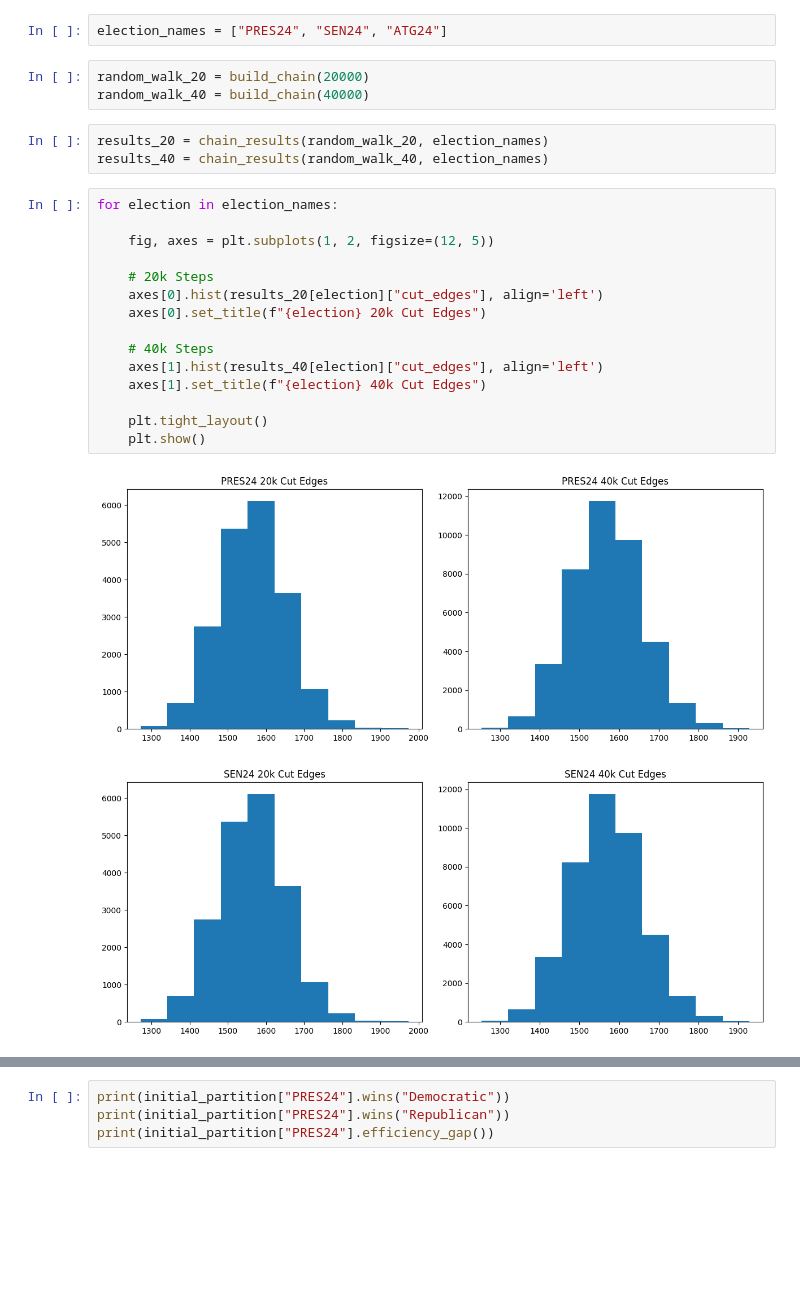
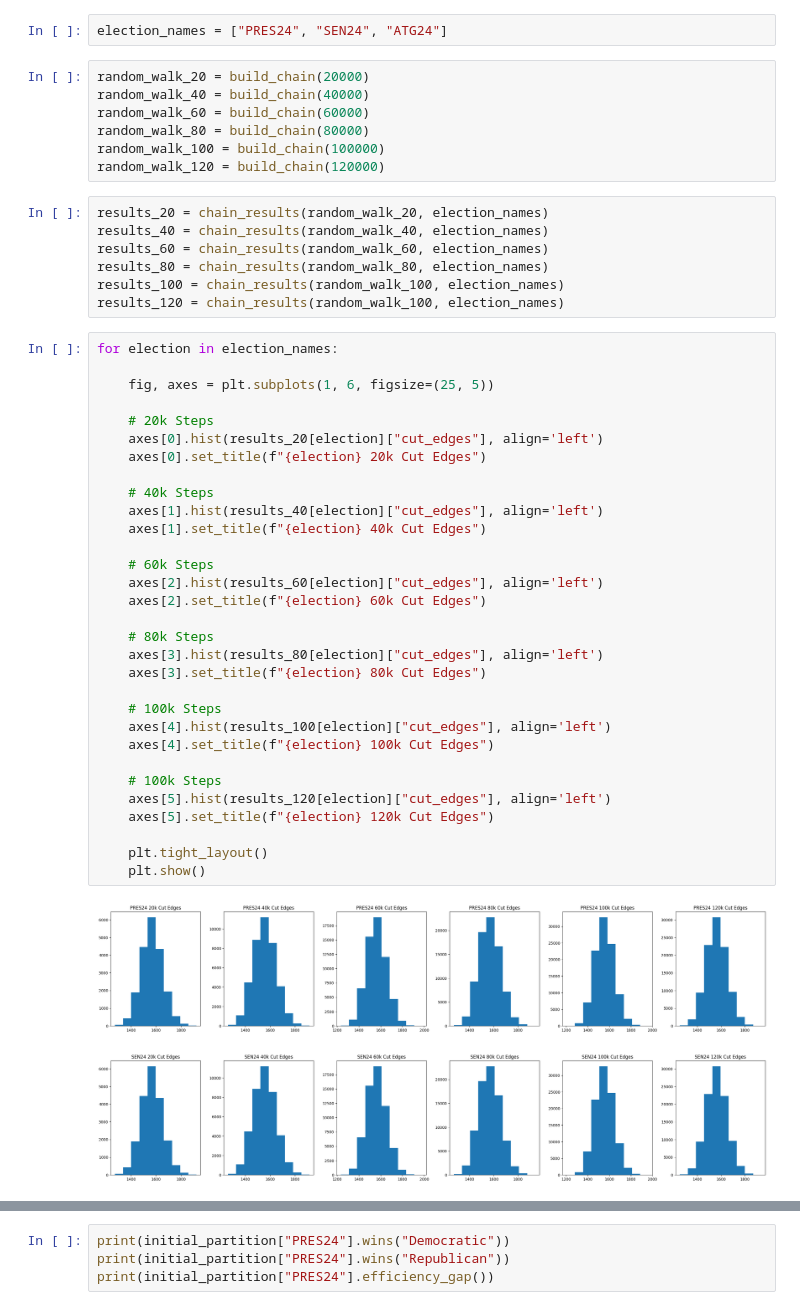
Before and after one commit to VivianBelle17/AIR_FINAL, a Jupyter notebook: PA_analysis.ipynb, the cells around one changed output, grey strips where cells are left out. Cells and saved outputs as stored; diff of their text form; blank space fills up the shorter version.

Commit message:
Updated result outputs

```diff
--- a/PA_analysis.ipynb
+++ b/PA_analysis.ipynb
@@ -130,24 +130,48 @@ election_names = ["PRES24", "SEN24", "ATG24"]
 # %%
 random_walk_20 = build_chain(20000)
 random_walk_40 = build_chain(40000)
+random_walk_60 = build_chain(60000)
+random_walk_80 = build_chain(80000)
+random_walk_100 = build_chain(100000)
+random_walk_120 = build_chain(120000)
 # %%
 results_20 = chain_results(random_walk_20, election_names)
 results_40 = chain_results(random_walk_40, election_names)
+results_60 = chain_results(random_walk_60, election_names)
+results_80 = chain_results(random_walk_80, election_names)
+results_100 = chain_results(random_walk_100, election_names)
+results_120 = chain_results(random_walk_100, election_names)
 # %%
 for election in election_names:
 
-    fig, axes = plt.subplots(1, 2, figsize=(12, 5))
+    fig, axes = plt.subplots(1, 6, figsize=(25, 5))
 
     # 20k Steps
     axes[0].hist(results_20[election]["cut_edges"], align='left')
     axes[0].set_title(f"{election} 20k Cut Edges")
 
     # 40k Steps
     axes[1].hist(results_40[election]["cut_edges"], align='left')
     axes[1].set_title(f"{election} 40k Cut Edges")
 
+    # 60k Steps
+    axes[2].hist(results_60[election]["cut_edges"], align='left')
+    axes[2].set_title(f"{election} 60k Cut Edges")
+
+    # 80k Steps
+    axes[3].hist(results_80[election]["cut_edges"], align='left')
+    axes[3].set_title(f"{election} 80k Cut Edges")
+
+    # 100k Steps
+    axes[4].hist(results_100[election]["cut_edges"], align='left')
+    axes[4].set_title(f"{election} 100k Cut Edges")
+
+    # 100k Steps
+    axes[5].hist(results_120[election]["cut_edges"], align='left')
+    axes[5].set_title(f"{election} 120k Cut Edges")
+
     plt.tight_layout()
     plt.show()
 # %% [output]
-[figure, old version]
+[figure, new version]
-[figure, old version]
+[figure, new version]
```
Also changed, not shown: parts of 11 cells of this notebook.
